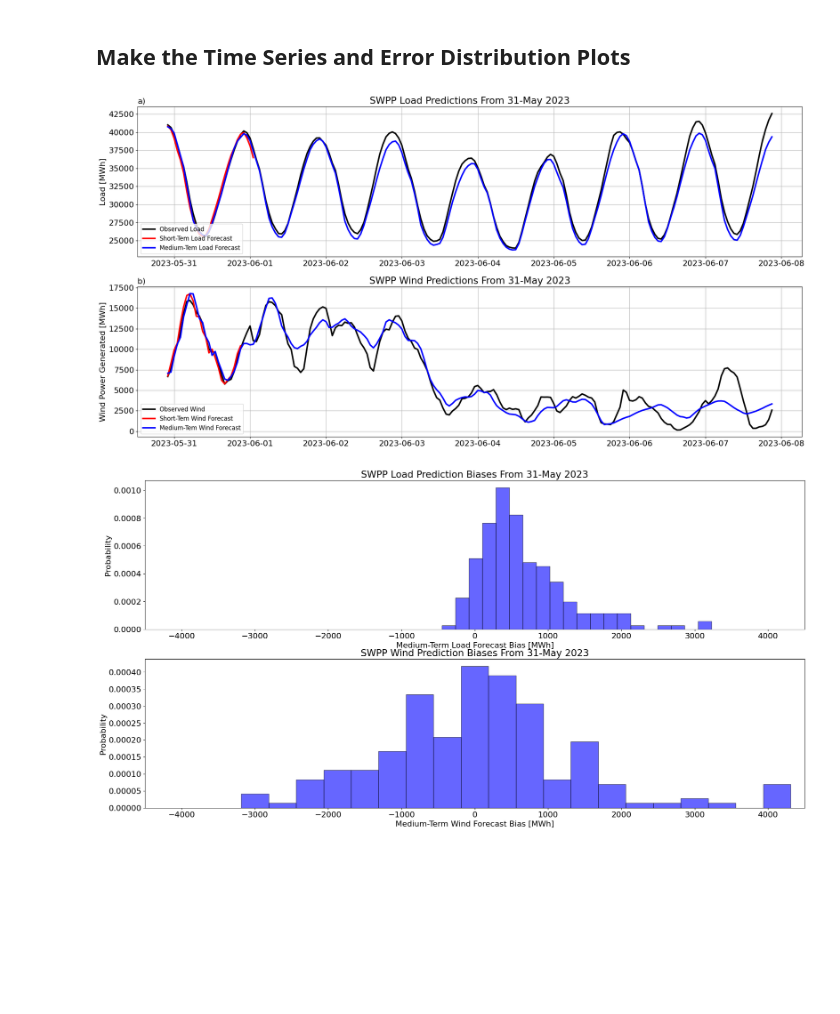
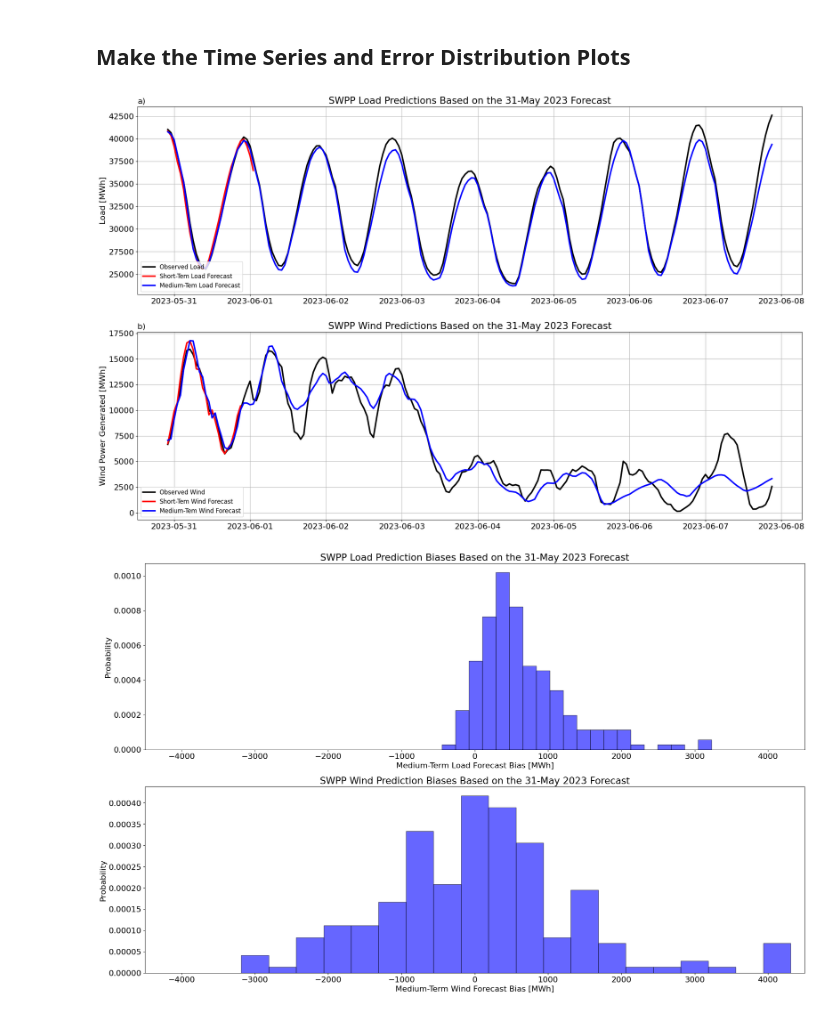
Before and after one commit to cdburley/spp_wind_forecast, a Jupyter notebook: notebooks/wind_forecast_evaluation.ipynb, the cells around one changed output. Cells and saved outputs as stored; diff of their text form; code cells hidden in the pictures; blank space fills up the shorter version.

Commit message:
Updated plots

```diff
--- a/notebooks/wind_forecast_evaluation.ipynb
+++ b/notebooks/wind_forecast_evaluation.ipynb
@@ -137,36 +137,36 @@ cf_df
 ## Make the Time Series and Error Distribution Plots
 # %%
 # Make the time series plot:
-plt.figure(figsize=(24, 12))
+plt.figure(figsize=(24, 15))
 plt.rcParams['font.size'] = 16
 
 plt.subplot(211)
 plt.plot(merged_df['Time_UTC'], merged_df['Obs_Load_MWh'], color='black', linestyle='-', label='Observed Load', linewidth=3)
 plt.plot(merged_df['Time_UTC'], merged_df['ST_Load_MWh'], color='red', linestyle='-', label='Short-Tem Load Forecast', linewidth=3)
 plt.plot(merged_df['Time_UTC'], merged_df['MT_Load_MWh'], color='blue', linestyle='-', label='Medium-Tem Load Forecast', linewidth=3)
 plt.legend(loc='lower left', prop={'size': 12})
 plt.ylabel('Load [MWh]')
 plt.grid(True)
 plt.title('a)', loc='left', fontsize=16)
-plt.title(('SWPP Load Predictions From 31-May 2023'))
+plt.title(('SWPP Load Predictions Based on the 31-May 2023 Forecast'))
 
 plt.subplot(212)
 plt.plot(merged_df['Time_UTC'], merged_df['Obs_Wind_MWh'], color='black', linestyle='-', label='Observed Wind', linewidth=3)
 plt.plot(merged_df['Time_UTC'], merged_df['ST_Wind_MWh'], color='red', linestyle='-', label='Short-Tem Wind Forecast', linewidth=3)
 plt.plot(merged_df['Time_UTC'], merged_df['MT_Wind_MWh'], color='blue', linestyle='-', label='Medium-Tem Wind Forecast', linewidth=3)
 plt.legend(loc='lower left', prop={'size': 12})
 plt.ylabel('Wind Power Generated [MWh]')
 plt.grid(True)
 plt.title('b)', loc='left', fontsize=16)
-plt.title(('SWPP Wind Predictions From 31-May 2023'))
+plt.title(('SWPP Wind Predictions Based on the 31-May 2023 Forecast'))
 
 # Save the figure:
 plt.savefig(os.path.join(image_output_dir, 'Wind_and_Load_Time_Series.png'), dpi=300, bbox_inches='tight', facecolor='white')
 # %% [output]
-[figure, old version]
+[figure, new version]
 # %%
 # Make the error distribution plot:
-plt.figure(figsize=(24, 12))
+plt.figure(figsize=(24, 15))
 plt.rcParams['font.size'] = 16
 
 plt.subplot(211)
@@ -174,19 +174,19 @@ n, bins, patches = plt.hist(merged_df['MT_Load_Error_MWh'], 20, density=True, fa
 plt.xlim(-4500, 4500)
 plt.xlabel('Medium-Term Load Forecast Bias [MWh]')
 plt.ylabel('Probability')
-plt.title('SWPP Load Prediction Biases From 31-May 2023')
+plt.title('SWPP Load Prediction Biases Based on the 31-May 2023 Forecast')
 
 plt.subplot(212)
 n, bins, patches = plt.hist(merged_df['MT_Wind_Error_MWh'], 20, density=True, facecolor='b', edgecolor='black', alpha=0.6, label='Histogram')
 plt.xlim(-4500, 4500)
 plt.xlabel('Medium-Term Wind Forecast Bias [MWh]')
 plt.ylabel('Probability')
-plt.title('SWPP Wind Prediction Biases From 31-May 2023')
+plt.title('SWPP Wind Prediction Biases Based on the 31-May 2023 Forecast')
 
 # Save the figure:
 plt.savefig(os.path.join(image_output_dir, 'Bias_Distributions.png'), dpi=300, bbox_inches='tight', facecolor='white')
 # %% [output]
-[figure, old version]
+[figure, new version]
 # %%
 # Subset to just the period of interest:
 subset_df = merged_df.loc[merged_df['Time_UTC'] >= pd.to_datetime('2023-06-04 00:00:00')].copy()
```
Also changed, not shown: parts of 1 cell of this notebook, 4 other files.
